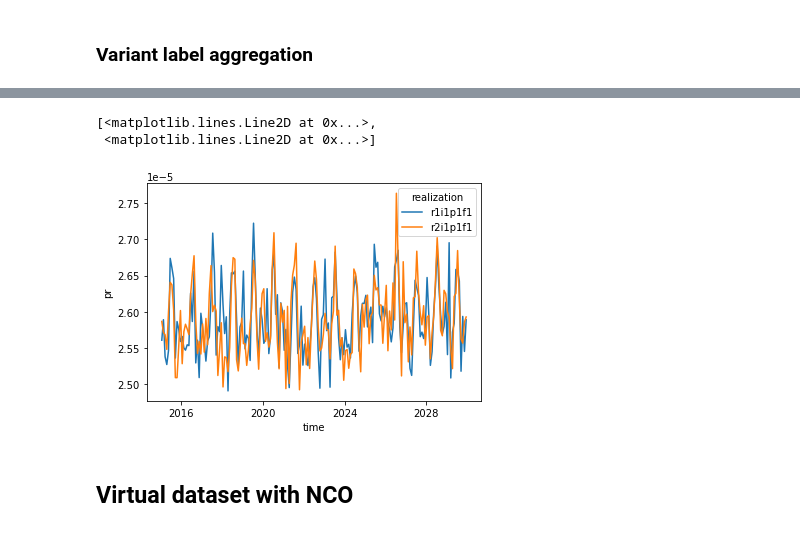
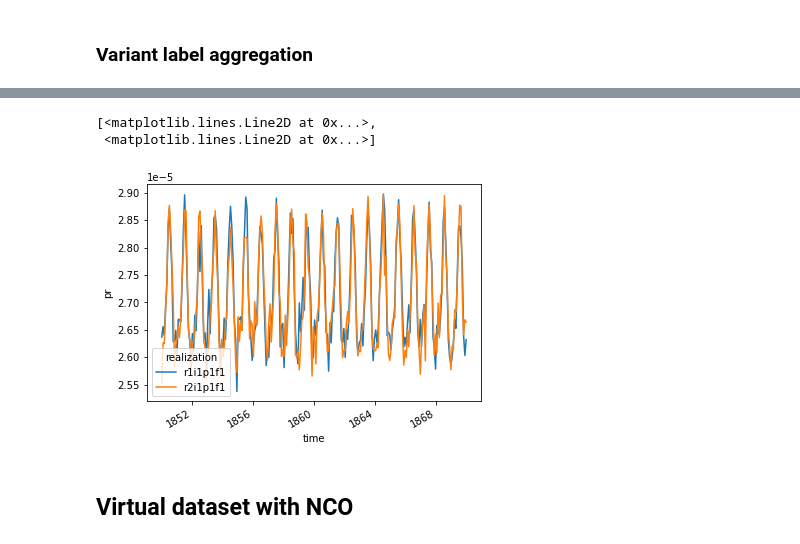
Before and after one commit to zequihg50/egu22-vds, a Jupyter notebook: demo.ipynb, the cells around one changed output, grey strips where cells are left out. Cells and saved outputs as stored; diff of their text form; code cells hidden in the pictures.

```diff
--- a/demo.ipynb
+++ b/demo.ipynb
@@ -527,9 +527,9 @@ ds["tas"].mean(["lat", "lon"]).plot.line(x="time") # requires nc-time-axis
 # %%
-ds["pr"].mean(["lat", "lon"]).plot.line(x="time") # requires nc-time-axis
+ds["pr"].sel(time=slice("18500101", "18691231")).mean(["lat", "lon"]).plot.line(x="time") # requires nc-time-axis
 # %% [output]
 [<matplotlib.lines.Line2D at 0x...>,
  <matplotlib.lines.Line2D at 0x...>]
-[figure, old version]
+[figure, new version]
 # %%
 ds.close()
 # %% [markdown]
```
Also changed, not shown: parts of 15 cells of this notebook, 1 other file.
